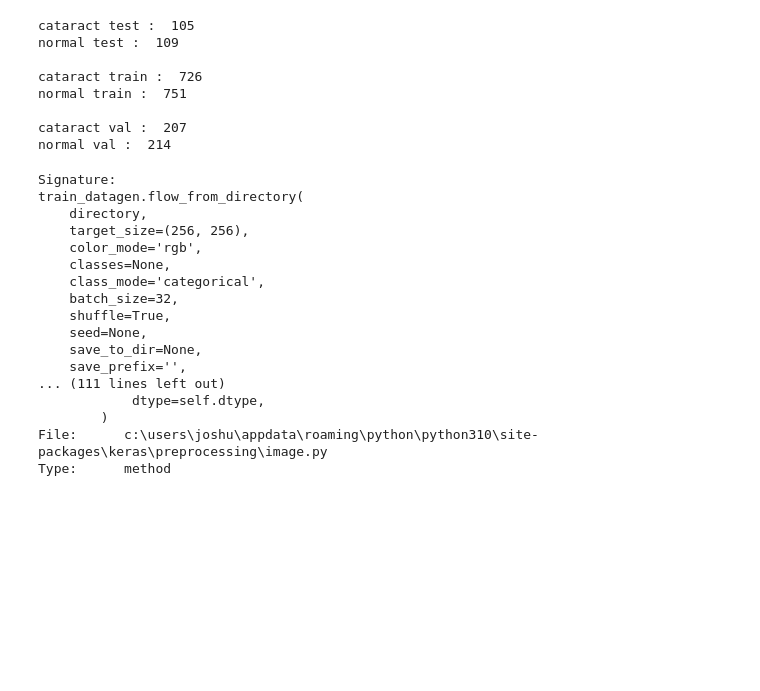
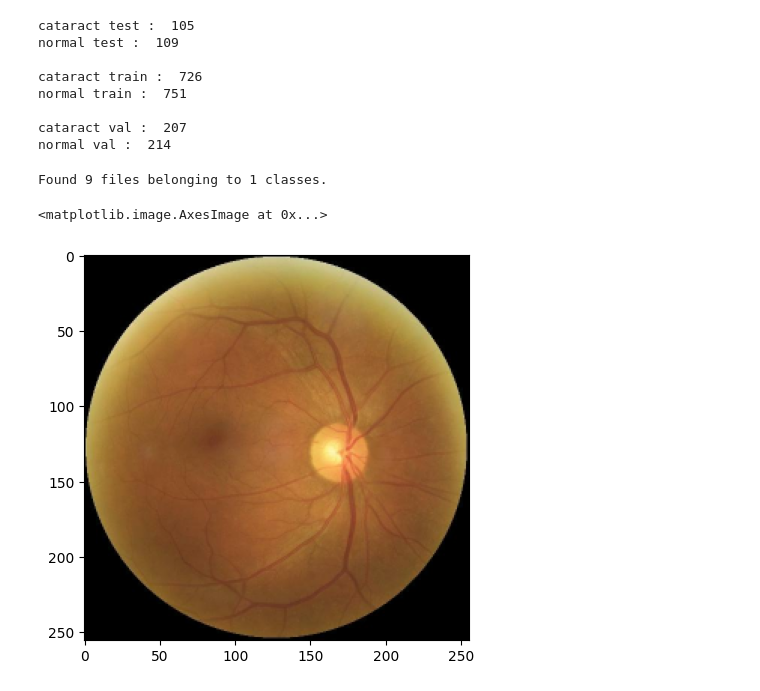
Before and after one commit to JoshuaR26/ODIR-OcularDiseaseIntelligentRecognition, a Jupyter notebook: DataSet_Partitioning.ipynb, the cells around one changed output. Saved outputs shown, nothing was run; the diff lists cells and outputs as text; code cells hidden in the pictures; blank space fills up the shorter version.

```diff
--- a/DataSet_Partitioning.ipynb
+++ b/DataSet_Partitioning.ipynb
@@ -84,30 +84,10 @@ train_datagen = ImageDataGenerator(brightness_range=(0.1, 1.3),
-# %%
-train_datagen.flow_from_directory??
-# %% [output]
-Signature:
-train_datagen.flow_from_directory(
-    directory,
-    target_size=(256, 256),
-    color_mode='rgb',
-    classes=None,
-    class_mode='categorical',
-    batch_size=32,
-    shuffle=True,
-    seed=None,
-    save_to_dir=None,
-    save_prefix='',
-... (111 lines left out)
-            dtype=self.dtype,
-        )
-File:      c:\users\joshu\appdata\roaming\python\python310\site-packages\keras\preprocessing\image.py
-Type:      method
 # %%
-augmented_dir = 'imgdata_v2/split_dataset/train/augmented/'
+augmented_dir = 'imgdata_v2/split_dataset/train/augmented/Normal/'
 
 # for img_class in os.listdir(train_dir):
 #     for img in os.listdir(os.path.join(train_dir, img_class)):
         # img_path = os.path.join(train_dir, img_class, img)
-img_path = 'imgdata_v2/split_dataset/train/cataract/_1_5346540.jpg'
+img_path = 'imgdata_v2/split_dataset/train/normal/939_left.jpg'
 img = cv2.imread(img_path)
 img = cv2.cvtColor(img, cv2.COLOR_BGR2RGB)
 img_reshaped = img.reshape((1,)+img.shape)
@@ -119,4 +99,14 @@ for batch in train_datagen.flow(img_reshaped,
                          save_prefix='DA',
                          save_format='jpg'):
     i+=1
-    if i>5: break
+    if i>9: break
+# %%
+dataset =  tf.keras.utils.image_dataset_from_directory('imgdata_v2/split_dataset/train/augmented/', image_size=(256, 256))
+# %% [output]
+Found 9 files belonging to 1 classes.
+# %%
+fig, ax = plt.subplots(figsize=(5,5))
+ax.imshow(img.astype(int))
+# %% [output]
+<matplotlib.image.AxesImage at 0x...>
+[figure, added]
```
Also changed, not shown: parts of 2 cells of this notebook, 1 other file.
